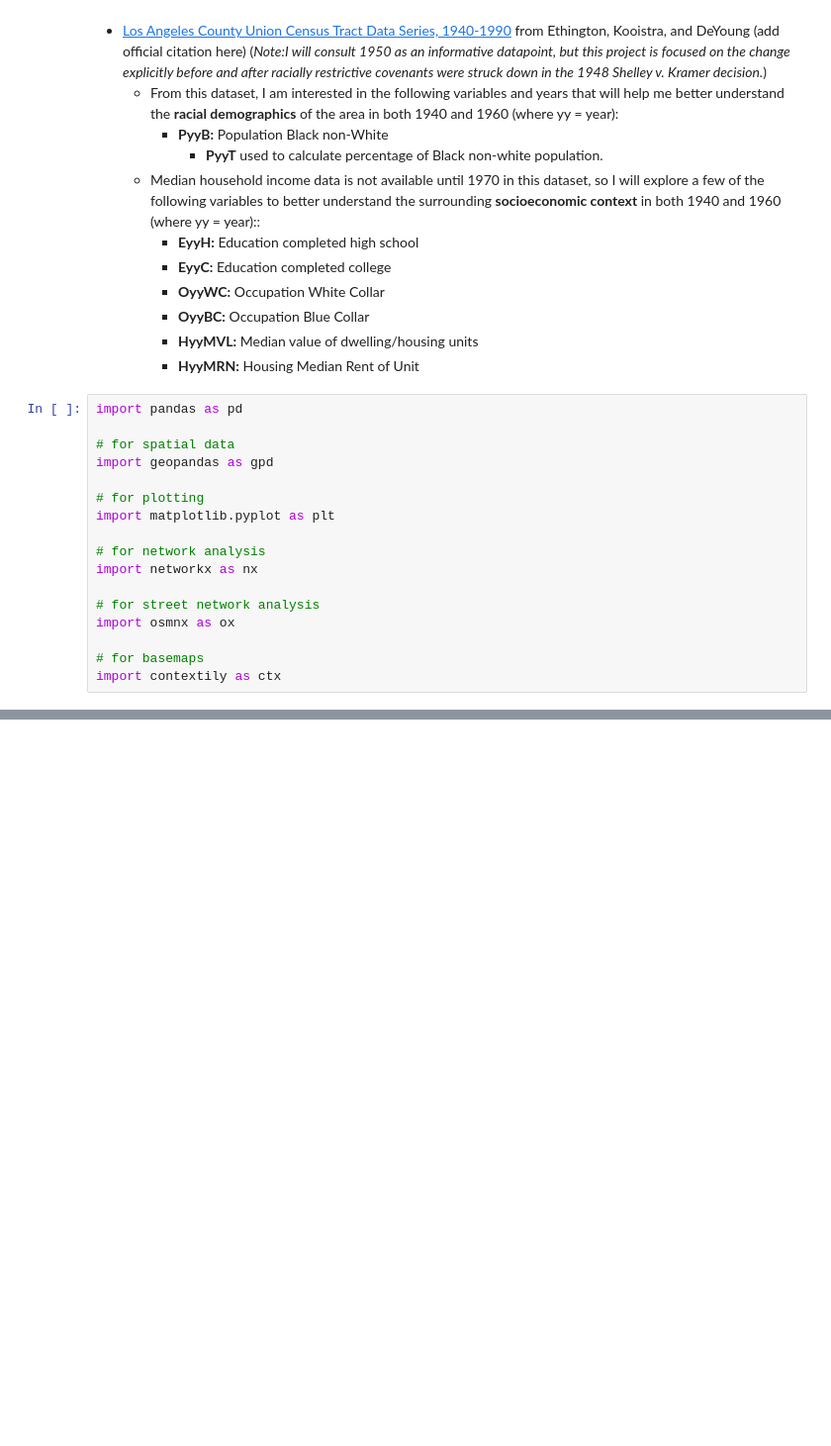
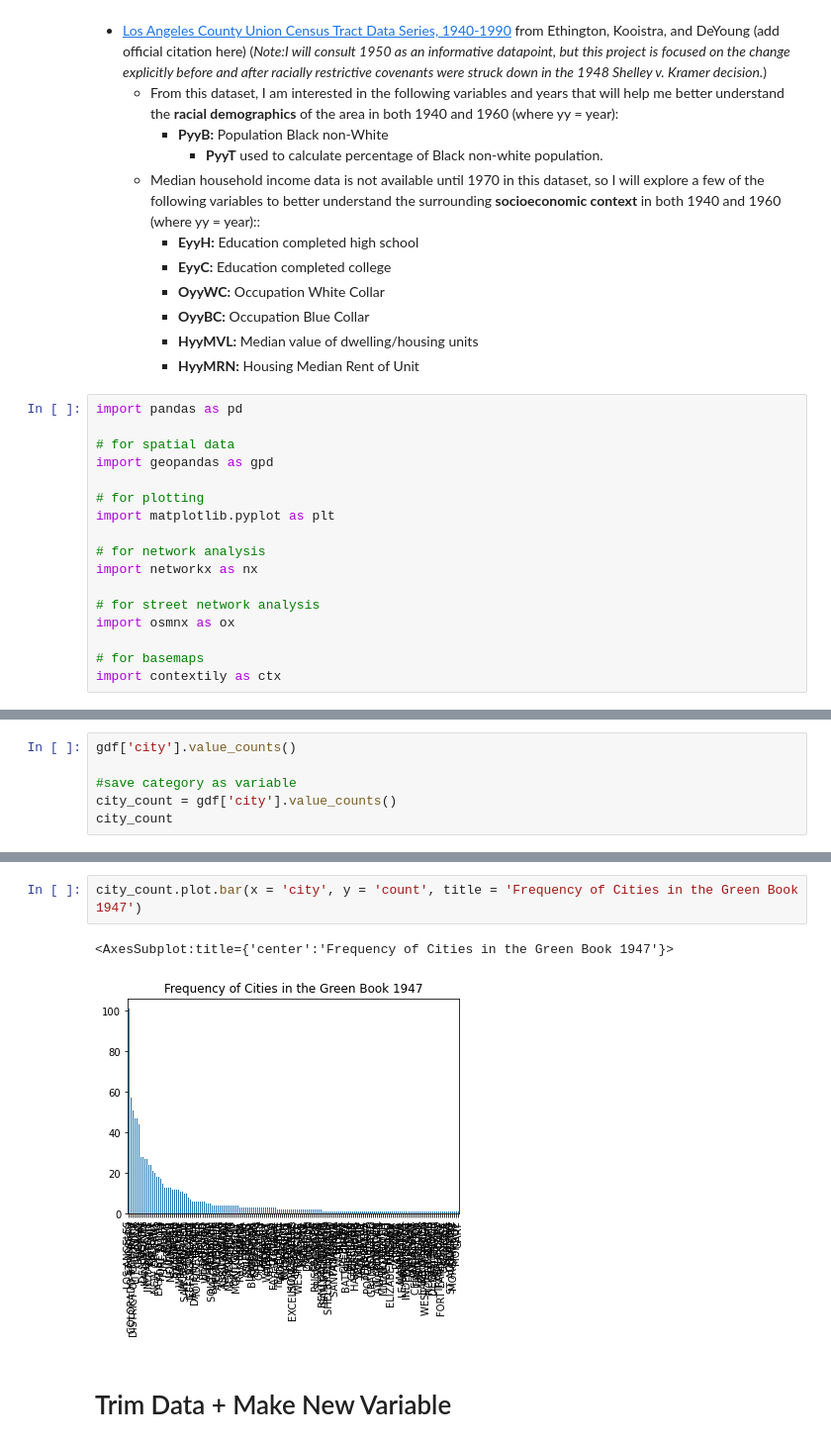
Before and after one commit to dmmurphy06/GISproject, a Jupyter notebook: Midterm/Midterm.ipynb, the cells around one changed output, grey strips where cells are left out. Shown at 99% size. Cells and saved outputs as stored; diff of their text form; blank space fills up the shorter version.

```diff
--- a/Midterm/Midterm.ipynb
+++ b/Midterm/Midterm.ipynb
@@ -39,0 +243,6 @@ gdf = gpd.read_file('GISproject/Group Assignments/Data/ethington.zip')
+# %%
+gdf['city'].value_counts()
+
+#save category as variable
+city_count = gdf['city'].value_counts()
+city_count
@@ -39,0 +253,7 @@ gdf = gpd.read_file('GISproject/Group Assignments/Data/ethington.zip')
+# %%
+city_count.plot.bar(x = 'city', y = 'count', title = 'Frequency of Cities in the Green Book 1947')
+# %% [output]
+<AxesSubplot:title={'center':'Frequency of Cities in the Green Book 1947'}>
+[figure, added]
+# %% [markdown]
+# <hl> Trim Data + Make New Variable
```
Also changed, not shown: parts of 173 cells of this notebook.
